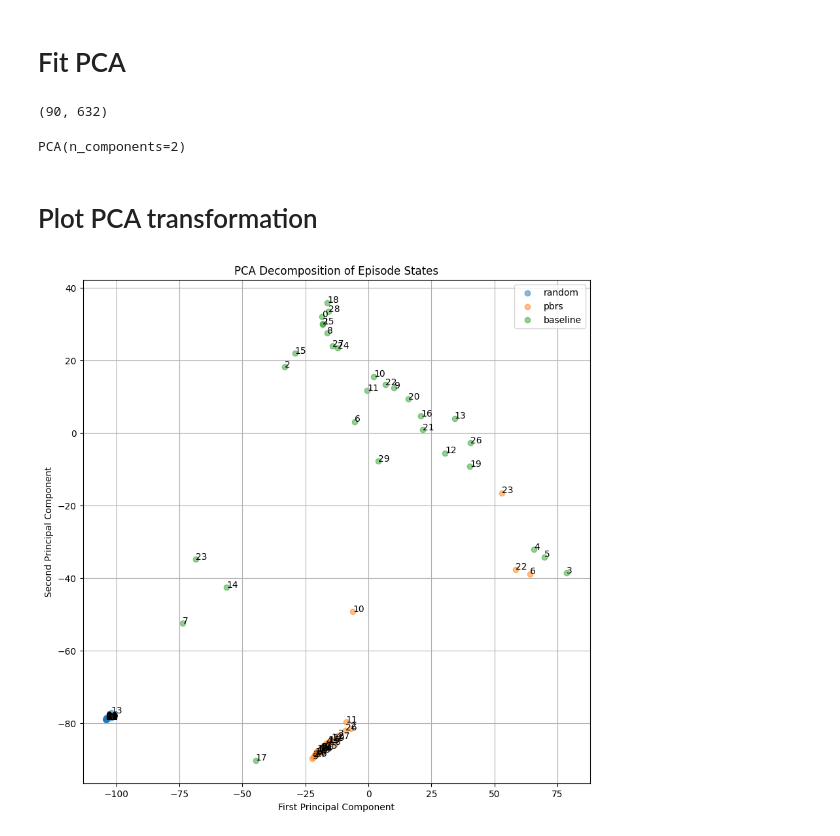
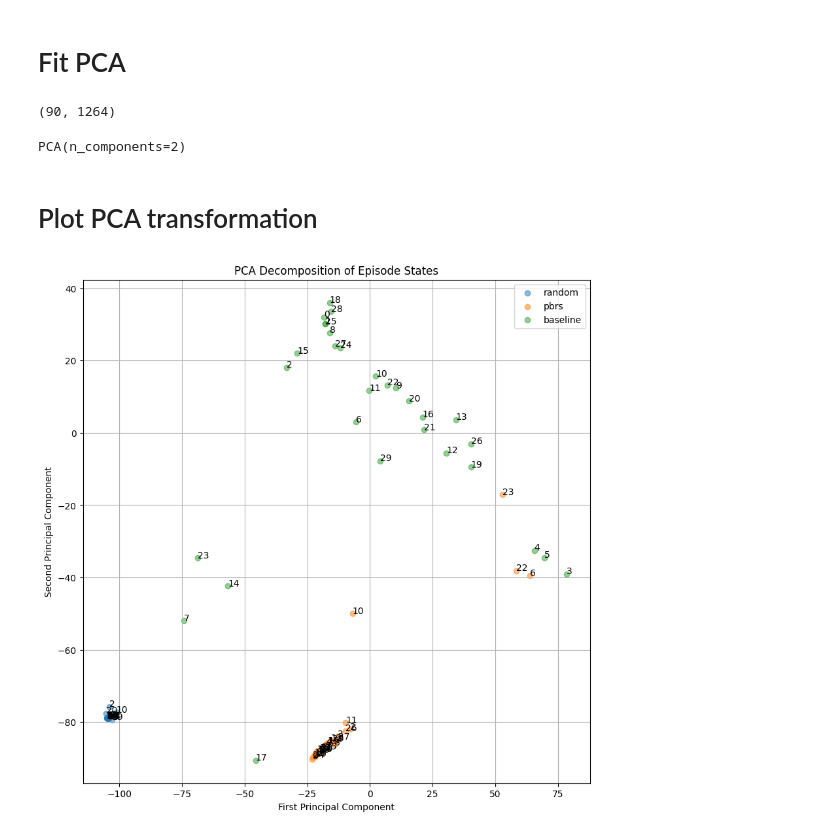
Before and after one commit to yamoling/marl, a Jupyter notebook: trajectories.ipynb, the cells around one changed output. Drawn from its saved outputs; the diff is of its cells as text; code cells hidden in the pictures.

```diff
--- a/trajectories.ipynb
+++ b/trajectories.ipynb
@@ -63,7 +72,7 @@ print("Maxlen:", maxlen)
 all_states = dict[str, np.ndarray]()
 for name, es in episodes.items():
     states = np.array([e.all_states for e in es])
-    states = states[:, :, :8]
+    # states = states[:, :, :8] # Only keep the locations of agents
     states = states.reshape(states.shape[0], -1)
     all_states[name] = states
 # %% [output]
@@ -78,33 +87,33 @@ pca_states = np.concat(list(all_states.values()))
 print(pca_states.shape)
 pca.fit(states)
 # %% [output]
-(90, 632)
+(90, 1264)
 PCA(n_components=2)
 # %% [markdown]
 # Plot PCA transformation
 # %%
 import matplotlib.pyplot as plt
 
--- TODO:
-- Regarder en quoi ces policies sont effectivement identiques ou non (longueur, gemmes, etc)
-- Essayer avec T-SNE
+# -- TODO:
+# - Regarder en quoi ces policies sont effectivement identiques ou non (longueur, gemmes, etc)
+# - Essayer avec T-SNE
 
 plt.figure(figsize=(10, 10))
 plt.xlabel('First Principal Component')
 plt.ylabel('Second Principal Component')
 plt.title('PCA Decomposition of Episode States')
 
 for name, states in all_states.items():
     states_pca = pca.transform(states)
     plt.scatter(states_pca[:, 0], states_pca[:, 1], alpha=0.5, label=name)
     # Annotate each point with its ID
     for seed, state in enumerate(states_pca):
         plt.annotate(str(seed), (state[0], state[1]))
 
 
 plt.grid(True)
 plt.legend()
 plt.savefig("pca.png")
 plt.show()
 # %% [output]
-[figure, old version]
+[figure, new version]
```
Also changed, not shown: parts of 1 cell of this notebook, 1 other file.
